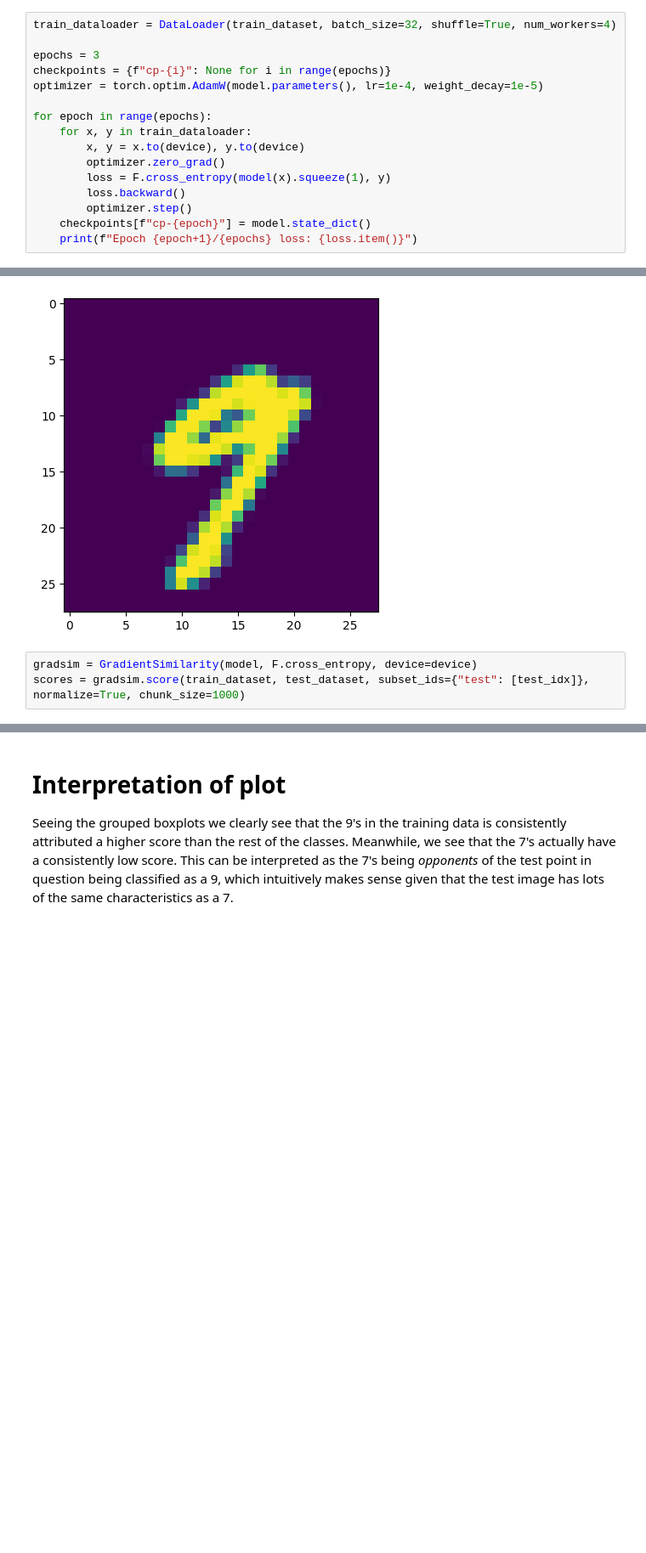
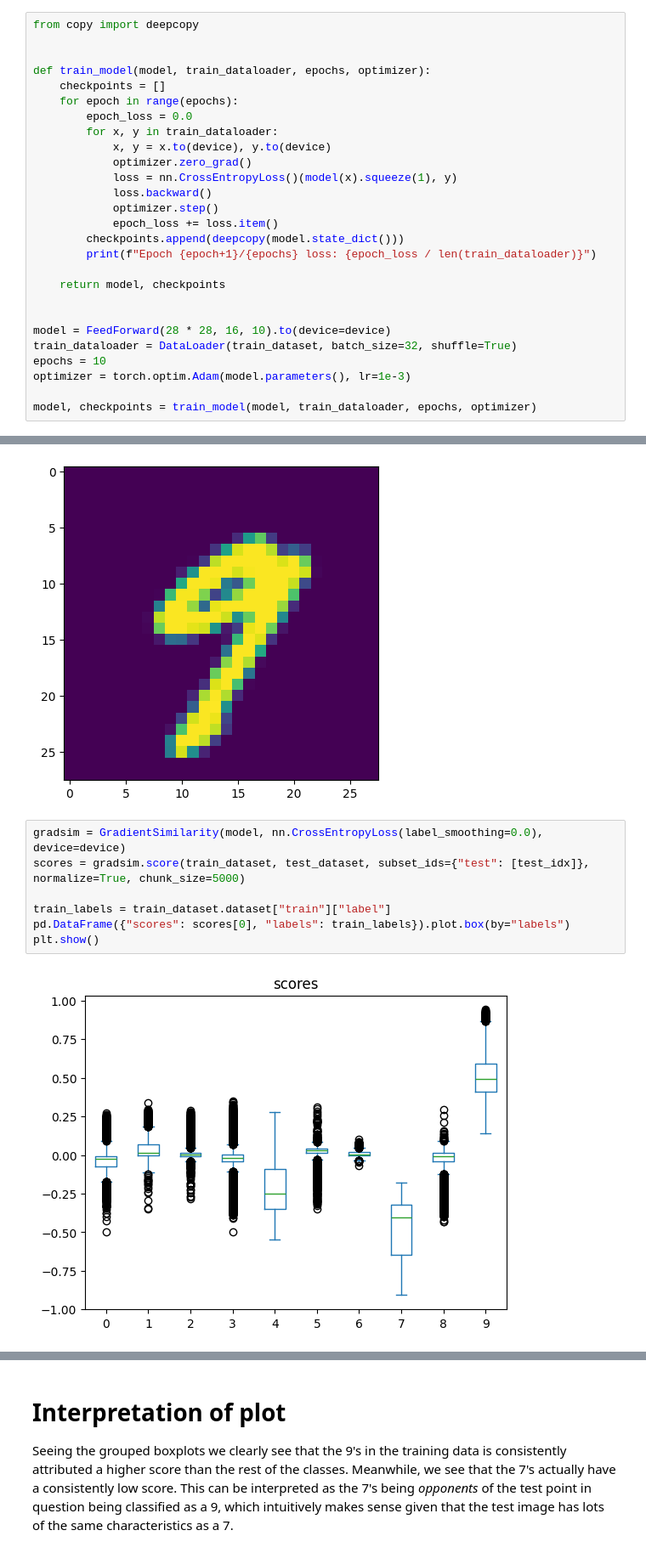
Before and after one commit to rasgaard/torchinfluence, a Jupyter notebook: notebooks/MNIST_GradSim.ipynb, the cells around one changed output, grey strips where cells are left out. Shown: that part at 85% size. Saved outputs shown, nothing was run; the diff lists cells and outputs as text; blank space fills up the shorter version.

```diff
--- a/notebooks/MNIST_GradSim.ipynb
+++ b/notebooks/MNIST_GradSim.ipynb
@@ -65,17 +62,28 @@ model = FeedForward(28 * 28, 128, 10).to(device=device)
 # %%
-train_dataloader = DataLoader(train_dataset, batch_size=32, shuffle=True, num_workers=4)
+from copy import deepcopy
 
-epochs = 3
-checkpoints = {f"cp-{i}": None for i in range(epochs)}
-optimizer = torch.optim.AdamW(model.parameters(), lr=1e-4, weight_decay=1e-5)
 
-for epoch in range(epochs):
-    for x, y in train_dataloader:
-        x, y = x.to(device), y.to(device)
-        optimizer.zero_grad()
-        loss = F.cross_entropy(model(x).squeeze(1), y)
-        loss.backward()
-        optimizer.step()
-    checkpoints[f"cp-{epoch}"] = model.state_dict()
-    print(f"Epoch {epoch+1}/{epochs} loss: {loss.item()}")
+def train_model(model, train_dataloader, epochs, optimizer):
+    checkpoints = []
+    for epoch in range(epochs):
+        epoch_loss = 0.0
+        for x, y in train_dataloader:
+            x, y = x.to(device), y.to(device)
+            optimizer.zero_grad()
+            loss = nn.CrossEntropyLoss()(model(x).squeeze(1), y)
+            loss.backward()
+            optimizer.step()
+            epoch_loss += loss.item()
+        checkpoints.append(deepcopy(model.state_dict()))
+        print(f"Epoch {epoch+1}/{epochs} loss: {epoch_loss / len(train_dataloader)}")
+
+    return model, checkpoints
+
+
+model = FeedForward(28 * 28, 16, 10).to(device=device)
+train_dataloader = DataLoader(train_dataset, batch_size=32, shuffle=True)
+epochs = 10
+optimizer = torch.optim.Adam(model.parameters(), lr=1e-3)
+
+model, checkpoints = train_model(model, train_dataloader, epochs, optimizer)
 # %% [output]
@@ -89,5 +104,11 @@ plt.show()
 # %% [output]
 [figure]
 # %%
-gradsim = GradientSimilarity(model, F.cross_entropy, device=device)
-scores = gradsim.score(train_dataset, test_dataset, subset_ids={"test": [test_idx]}, normalize=True, chunk_size=1000)
+gradsim = GradientSimilarity(model, nn.CrossEntropyLoss(label_smoothing=0.0), device=device)
+scores = gradsim.score(train_dataset, test_dataset, subset_ids={"test": [test_idx]}, normalize=True, chunk_size=5000)
+
+train_labels = train_dataset.dataset["train"]["label"]
+pd.DataFrame({"scores": scores[0], "labels": train_labels}).plot.box(by="labels")
+plt.show()
+# %% [output]
+[figure, added]
```
Also changed, not shown: parts of 4 cells of this notebook, 2 other files.
